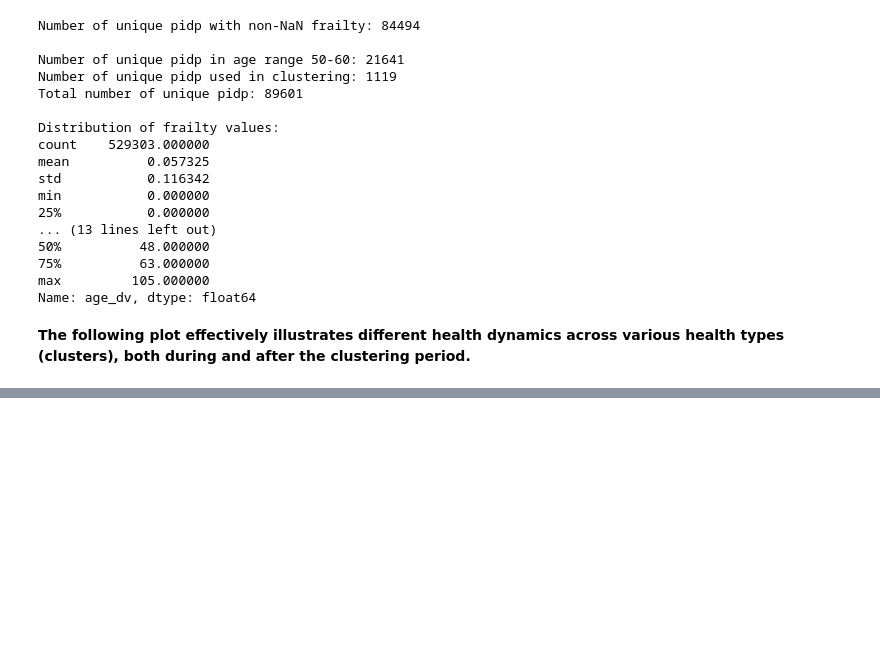
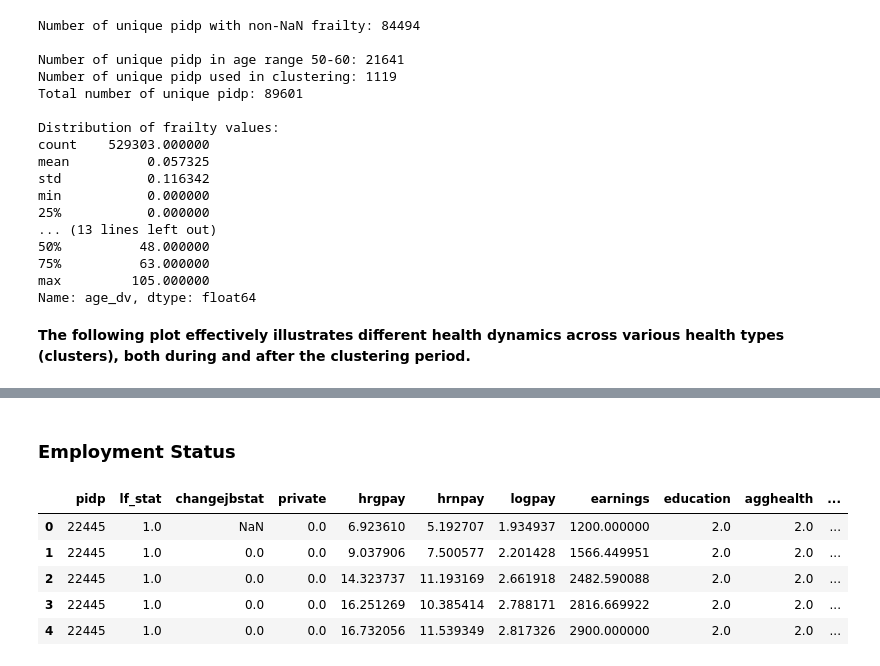
Before and after one commit to GJQu/EssexDissertation, a Jupyter notebook: k_means.ipynb, the cells around one changed output, grey strips where cells are left out. Saved outputs shown, nothing was run; the diff lists cells and outputs as text; code cells hidden in the pictures; blank space fills up the shorter version.

Commit message:
update data formatting

```diff
--- a/k_means.ipynb
+++ b/k_means.ipynb
@@ -388,3 +390,15 @@ cluster
 3.0     9.362200
 2.0     4.681100
 Name: proportion, dtype: float64
+# %% [markdown]
+### Employment Status
+# %%
+ee_df = pd.read_csv('/Users/gavinqu/Desktop/School/Dissertation/EssexDissertation/Data/combined_panel_data.csv')
+ee_df.head(5)
+# %% [output]
+|  | pidp | lf_stat | changejbstat | private | hrgpay | hrnpay | logpay | earnings | education | agghealth | ... |
+| 0 | 22445 | 1.0 | NaN | 0.0 | 6.923610 | 5.192707 | 1.934937 | 1200.000000 | 2.0 | 2.0 | ... |
+| 1 | 22445 | 1.0 | 0.0 | 0.0 | 9.037906 | 7.500577 | 2.201428 | 1566.449951 | 2.0 | 2.0 | ... |
+| 2 | 22445 | 1.0 | 0.0 | 0.0 | 14.323737 | 11.193169 | 2.661918 | 2482.590088 | 2.0 | 2.0 | ... |
+| 3 | 22445 | 1.0 | 0.0 | 0.0 | 16.251269 | 10.385414 | 2.788171 | 2816.669922 | 2.0 | 2.0 | ... |
+| 4 | 22445 | 1.0 | 0.0 | 0.0 | 16.732056 | 11.539349 | 2.817326 | 2900.000000 | 2.0 | 2.0 | ... |
```
Also changed, not shown: parts of 4 cells of this notebook, 2 other files.
